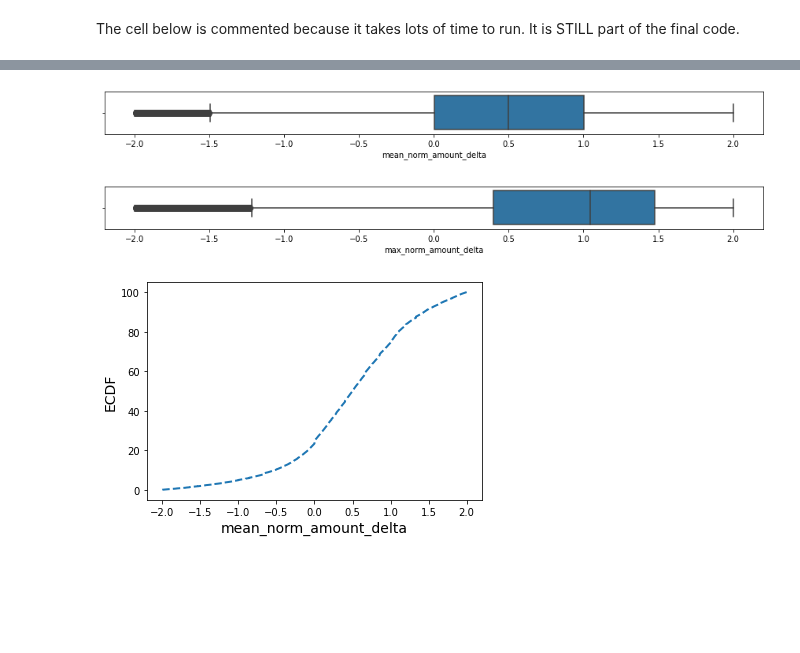
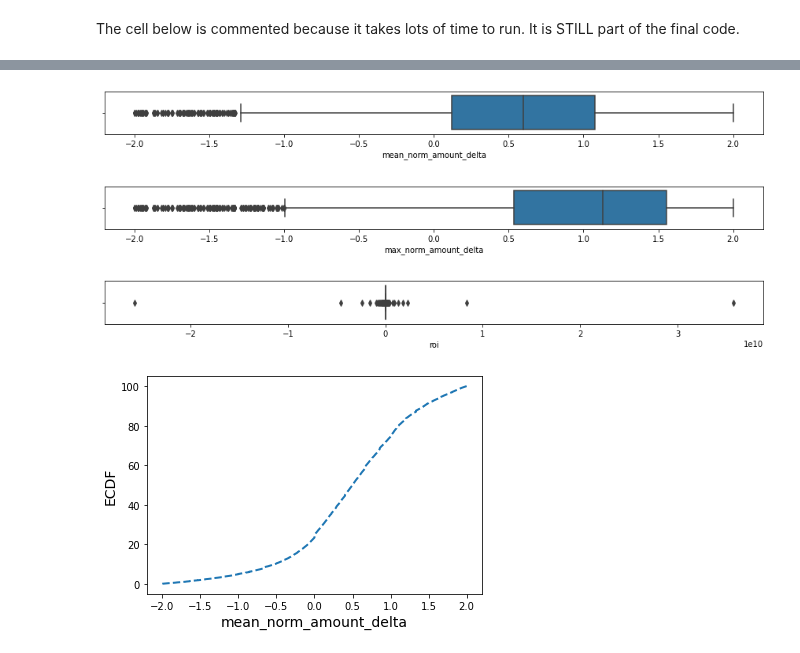
Before and after one commit to StardustLID/TEMG4952A-TEAM-5, a Jupyter notebook: Week3_Onwards/Data_Preprocessing_and_Plots.ipynb, the cells around one changed output, grey strips where cells are left out. Saved outputs shown, nothing was run; the diff lists cells and outputs as text; code cells hidden in the pictures; blank space fills up the shorter version.

Commit message:
plot roi percentile

```diff
--- a/Week3_Onwards/Data_Preprocessing_and_Plots.ipynb
+++ b/Week3_Onwards/Data_Preprocessing_and_Plots.ipynb
@@ -336,15 +336,17 @@ memory usage: 28.4+ MB
 # %%
 # sns.jointplot(x='xxx, y='yyy', data=, color = 'k')
 # %%
-numerical_features = ['mean_norm_amount_delta', 'max_norm_amount_delta']
+df['roi'] = df['ROI'].replace([np.inf, -np.inf], np.nan)
+numerical_features = ['mean_norm_amount_delta', 'max_norm_amount_delta', 'roi']
 
 for feature in numerical_features:
     fig, ax = plt.subplots(figsize=(15,1))
-    sns.boxplot(data=roi_df, x=feature)
+    sns.boxplot(data=df, x=feature)
     plt.show()
 # %% [output]
-[figure, old version]
+[figure, new version]
-[figure, old version]
+[figure, new version]
+[figure, added]
 # %%
 # Generate x and y values for ECDF: x, y
 x, y = dcst.ecdf(roi_df['mean_norm_amount_delta'])
```
Also changed, not shown: parts of 3 cells of this notebook.
